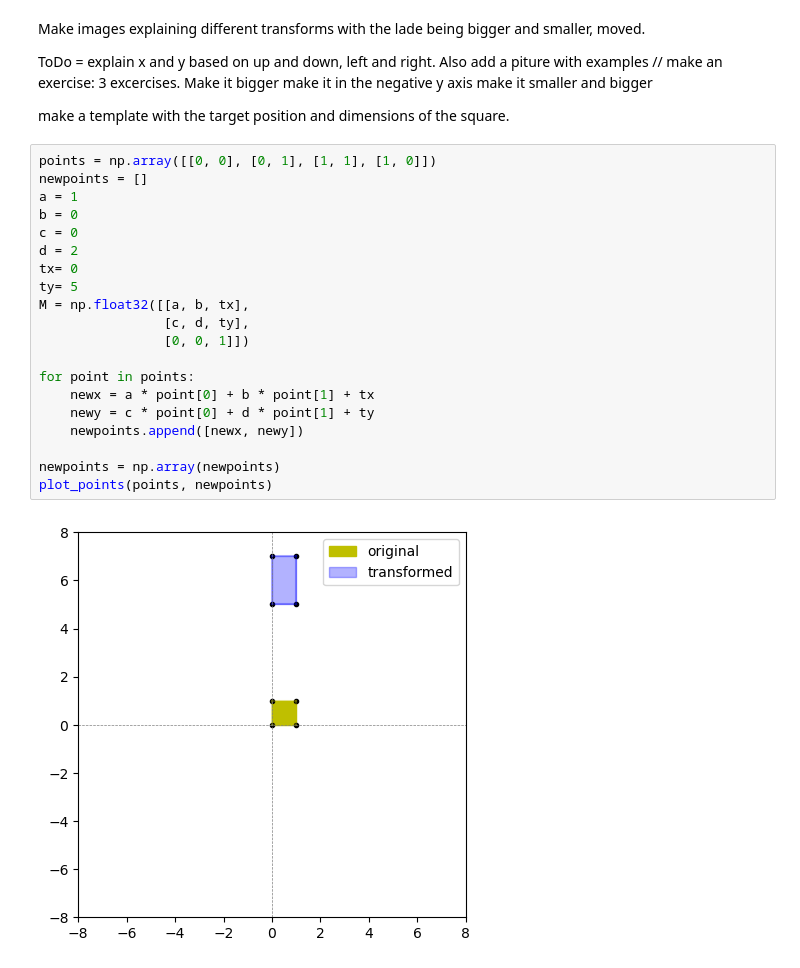
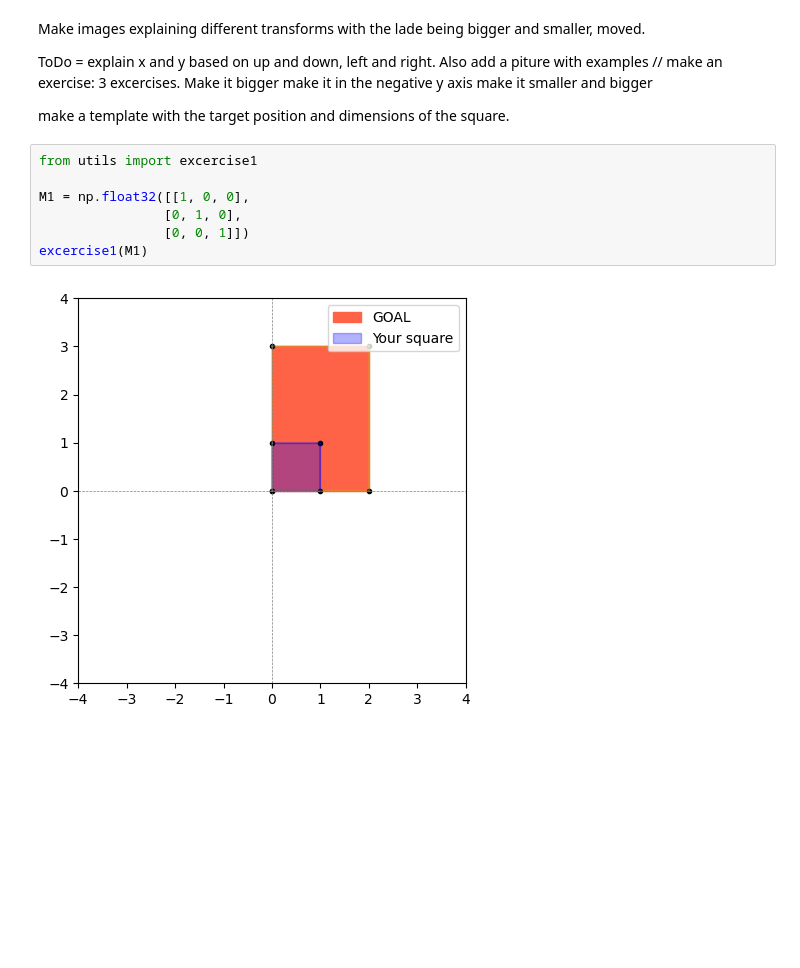
Before and after one commit to laumonfe/NordicWomenInSTEM, a Jupyter notebook: funMath_forKids.ipynb, the cells around one changed output. Drawn from its saved outputs; the diff is of its cells as text; blank space fills up the shorter version.

```diff
--- a/funMath_forKids.ipynb
+++ b/funMath_forKids.ipynb
@@ -112,25 +112,12 @@ make it in the negative y axis
 make it smaller and bigger
 
 make a template with the target position and dimensions of the square.
-# %%
-points = np.array([[0, 0], [0, 1], [1, 1], [1, 0]])
-newpoints = []
-a = 1
-b = 0
-c = 0
-d = 2
-tx= 0
-ty= 5
-M = np.float32([[a, b, tx],
-            	[c, d, ty],
-            	[0, 0, 1]])
-
-for point in points:
-    newx = a * point[0] + b * point[1] + tx
-    newy = c * point[0] + d * point[1] + ty
-    newpoints.append([newx, newy])
-
-newpoints = np.array(newpoints)
-plot_points(points, newpoints)
-# %% [output]
-[figure, removed]
+# %%
+from utils import excercise1
+
+M1 = np.float32([[1, 0, 0],
+            	[0, 1, 0],
+            	[0, 0, 1]])
+excercise1(M1)
+# %% [output]
+[figure, added]
```
Also changed, not shown: parts of 2 cells of this notebook, 1 other file.
